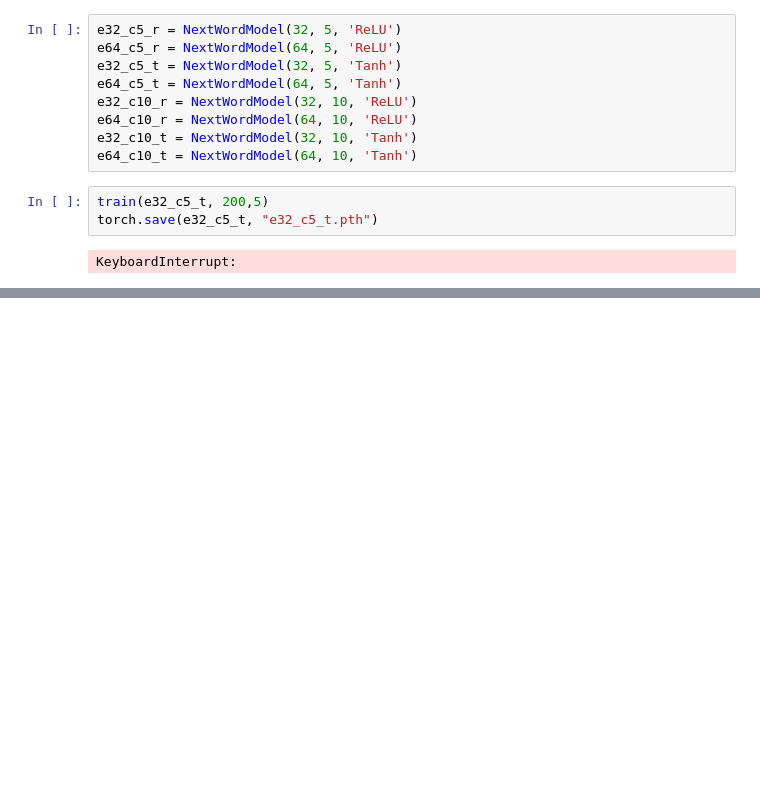
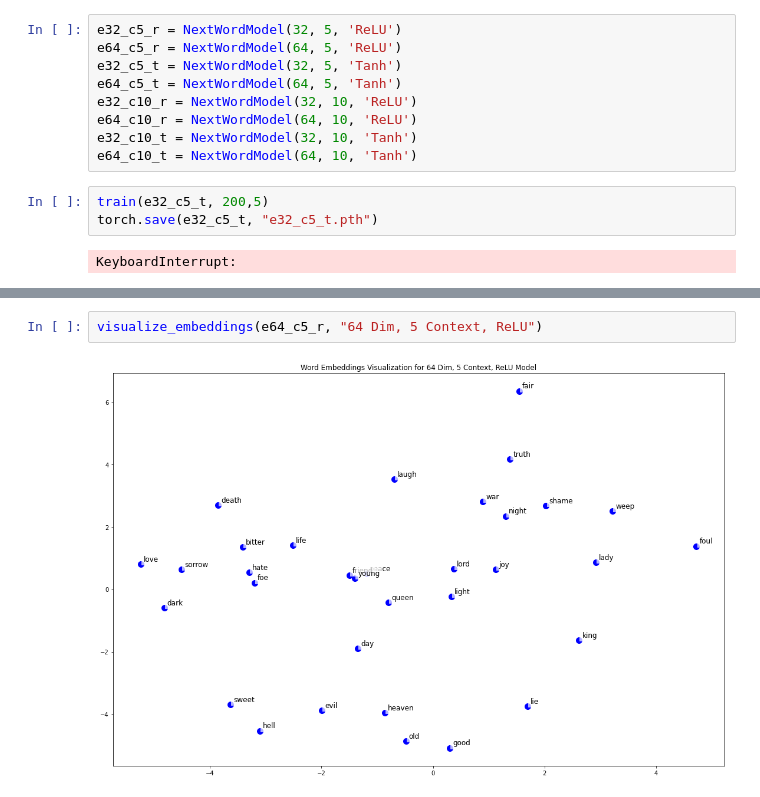
Before and after one commit to abhinauu/es335-24-fall-assignment-3, a Jupyter notebook: question1.ipynb, the cells around one changed output, grey strips where cells are left out. Drawn from its saved outputs; the diff is of its cells as text; blank space fills up the shorter version.

```diff
--- a/question1.ipynb
+++ b/question1.ipynb
@@ -147,0 +184,4 @@ def visualize_embeddings(model):
+# %%
+visualize_embeddings(e64_c5_r, "64 Dim, 5 Context, ReLU")
+# %% [output]
+[figure, added]
```
Also changed, not shown: parts of 11 cells of this notebook.
